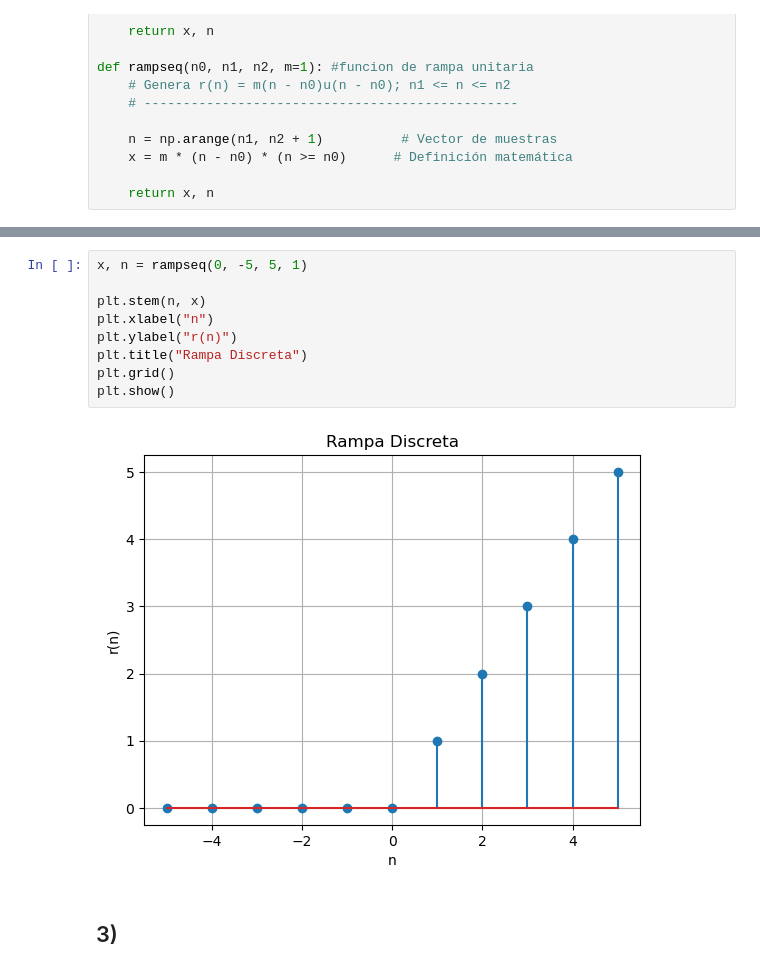
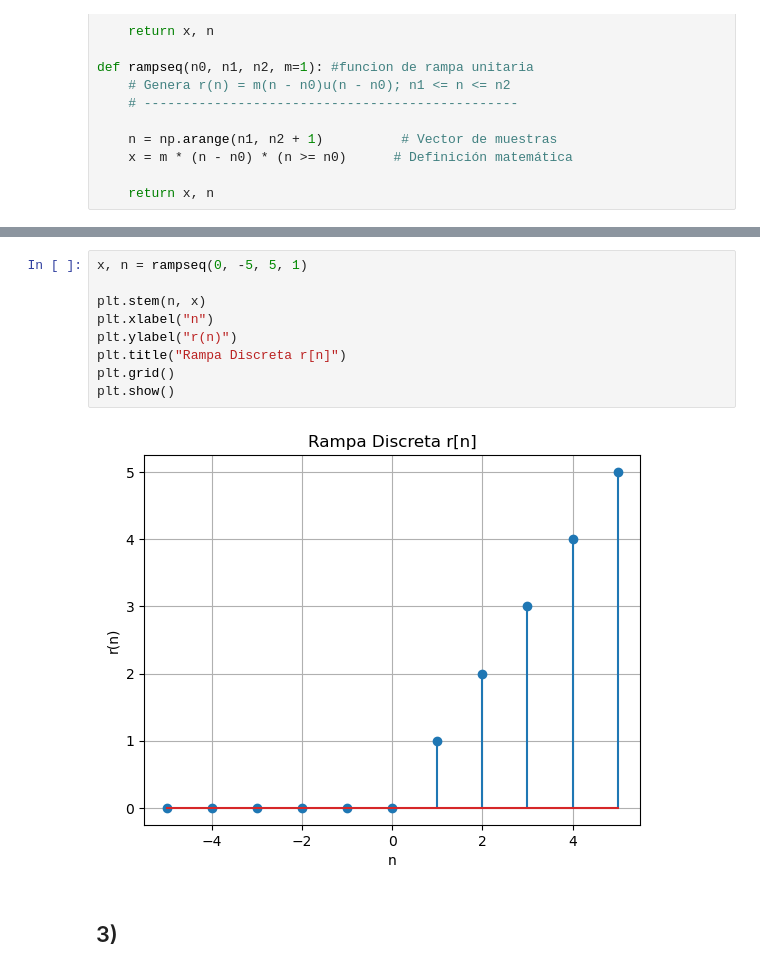
Before and after one commit to decagsito/Biosenales_20261, a Jupyter notebook: Practica_2.ipynb, the cells around one changed output, grey strips where cells are left out. Cells and saved outputs as stored; diff of their text form.

```diff
--- a/Practica_2.ipynb
+++ b/Practica_2.ipynb
@@ -56,14 +56,14 @@ plt.show()
 # %%
 x, n = rampseq(0, -5, 5, 1)
 
 plt.stem(n, x)
 plt.xlabel("n")
 plt.ylabel("r(n)")
-plt.title("Rampa Discreta")
+plt.title("Rampa Discreta r[n]")
 plt.grid()
 plt.show()
 # %% [output]
-[figure, old version]
+[figure, new version]
 # %% [markdown]
 ## 3)
 # %% [markdown]
```
Also changed, not shown: parts of 16 cells of this notebook.
